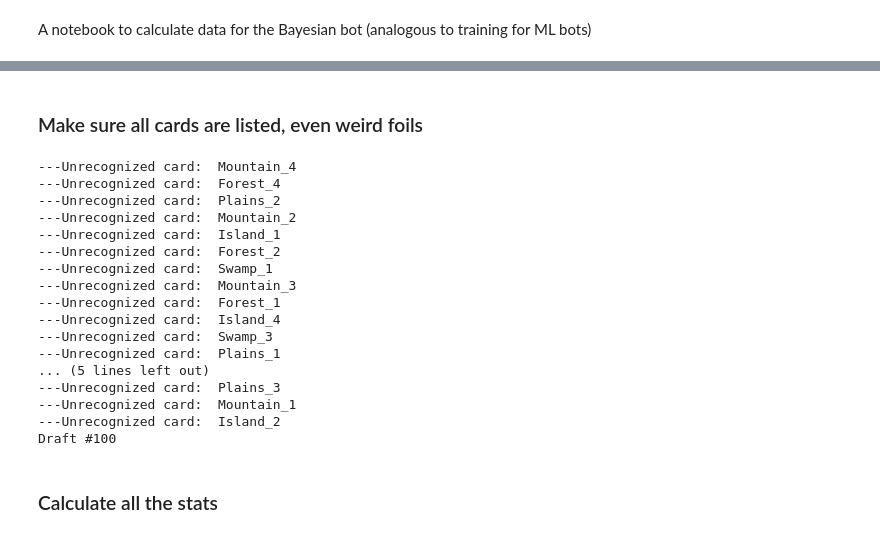
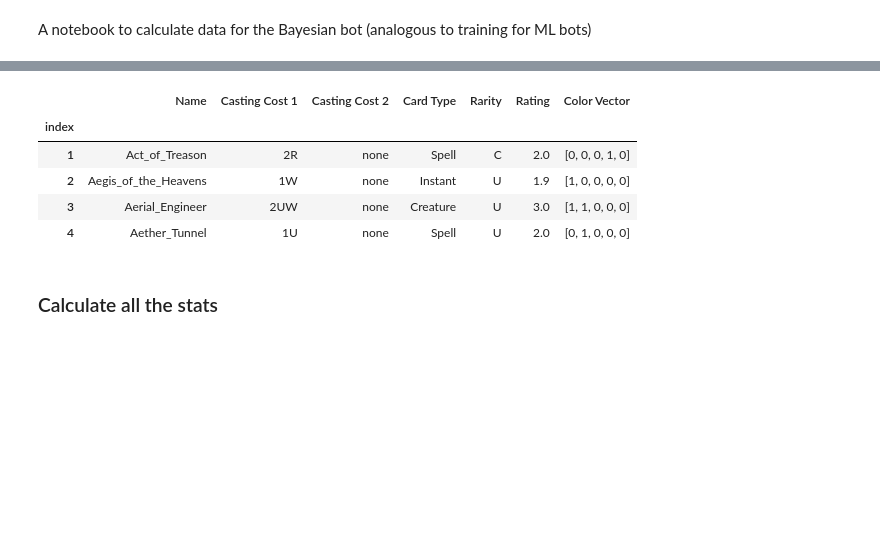
Before and after one commit to khakhalin/MTG, a Jupyter notebook: bots/akh_bayesian_preprocessor.ipynb, the cells around one changed output, grey strips where cells are left out. Cells and saved outputs as stored; diff of their text form; code cells hidden in the pictures; blank space fills up the shorter version.

```diff
--- a/bots/akh_bayesian_preprocessor.ipynb
+++ b/bots/akh_bayesian_preprocessor.ipynb
@@ -60,38 +11,23 @@ Processing draft: 100000.
-# %% [markdown]
-### Make sure all cards are listed, even weird foils
-# %%
-# Make sure all cards are listed in the nameList; update if necessary
-for iDraft in range(200): #range(len(subset_drafts)):
-    if iDraft>0 and iDraft % 100 == 0:
-        print("Draft #%d" % iDraft)
-    draft = drafts[iDraft]
-    for pack in draft[1:100]: # Let's assume that first 100 drafts cover all the bases
-        for cardName in pack:
-            try:
-                pos = nameList[nameList.Name==cardName].index[0]
-            except:
-                print("---Unrecognized card: ",cardName) # All unrecognized cards here seem to be foil lands
-                #  	colors 	rarity 	type 	convertedManaCost 	Name
-                nameList = nameList.append({'colors':[],'rarity':'weird','type':'weird',
-                                            'convertedManaCost':0,'Name':cardName},ignore_index=True)
-# %% [output]
----Unrecognized card:  Mountain_4
----Unrecognized card:  Forest_4
----Unrecognized card:  Plains_2
----Unrecognized card:  Mountain_2
----Unrecognized card:  Island_1
----Unrecognized card:  Forest_2
----Unrecognized card:  Swamp_1
----Unrecognized card:  Mountain_3
----Unrecognized card:  Forest_1
----Unrecognized card:  Island_4
----Unrecognized card:  Swamp_3
----Unrecognized card:  Plains_1
-... (5 lines left out)
----Unrecognized card:  Plains_3
----Unrecognized card:  Mountain_1
----Unrecognized card:  Island_2
-Draft #100
+# %%
+# Loads M19 drafts
+draftPath = "../../data/standardized_m19/drafts_train.pkl"
+drafts = None
+with open(draftPath, "rb") as f:
+    drafts = pickle.load(f)
+
+# Loads ratings
+ratingPath = "../../data/standardized_m19/standardized_m19_rating.tsv"
+nameList = pd.read_csv(ratingPath, delimiter="\t", converters={6:ast.literal_eval})
+nameList['index'] = range(len(nameList))
+nameList = nameList.set_index('index')
+nameList[1:5]
+# %% [output]
+|  | Name | Casting Cost 1 | Casting Cost 2 | Card Type | Rarity | Rating | Color Vector |
+| index |  |  |  |  |  |  |  |
+| 1 | Act_of_Treason | 2R | none | Spell | C | 2.0 | [0, 0, 0, 1, 0] |
+| 2 | Aegis_of_the_Heavens | 1W | none | Instant | U | 1.9 | [1, 0, 0, 0, 0] |
+| 3 | Aerial_Engineer | 2UW | none | Creature | U | 3.0 | [1, 1, 0, 0, 0] |
+| 4 | Aether_Tunnel | 1U | none | Spell | U | 2.0 | [0, 1, 0, 0, 0] |
 # %% [markdown]
 ### Calculate all the stats
 # %%
```
Also changed, not shown: parts of 14 cells of this notebook, 15 other files.
